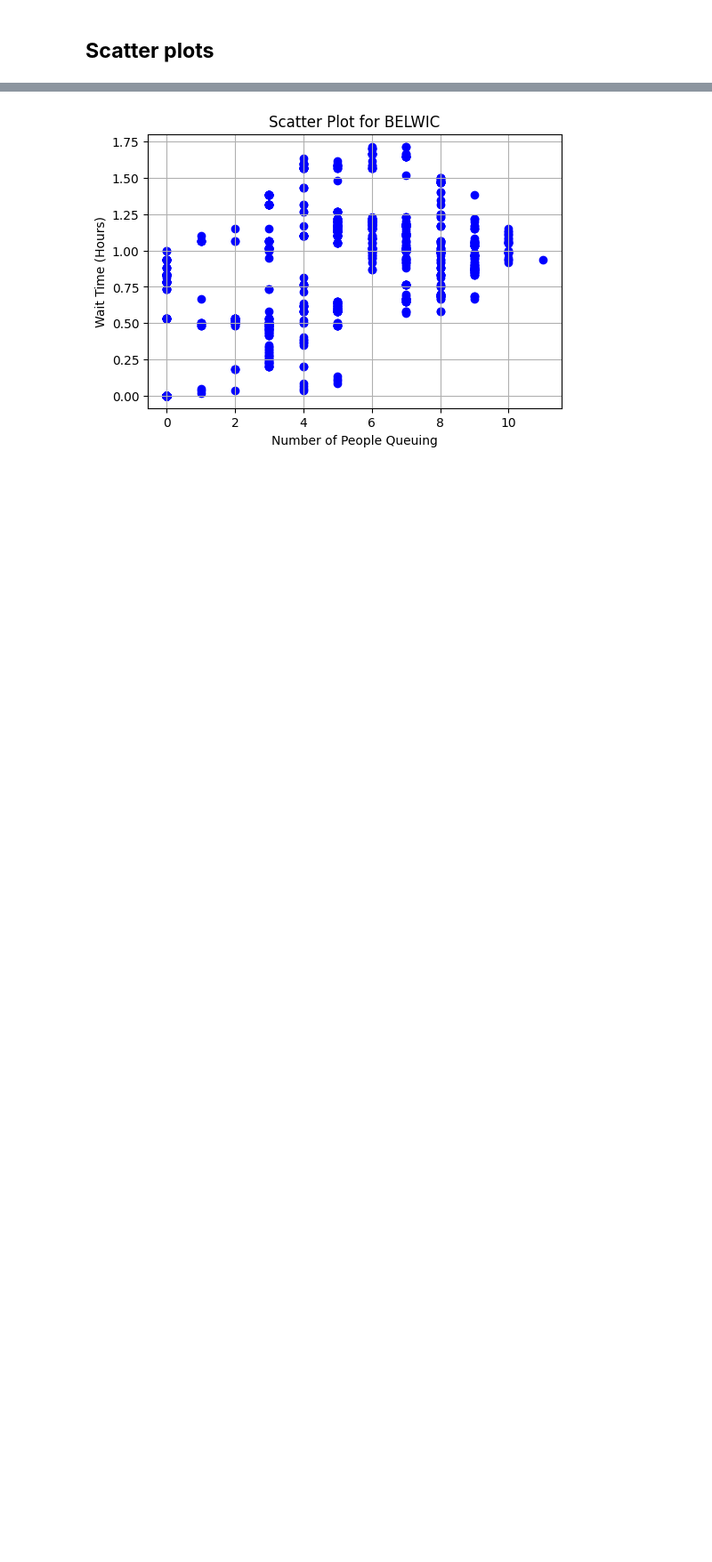
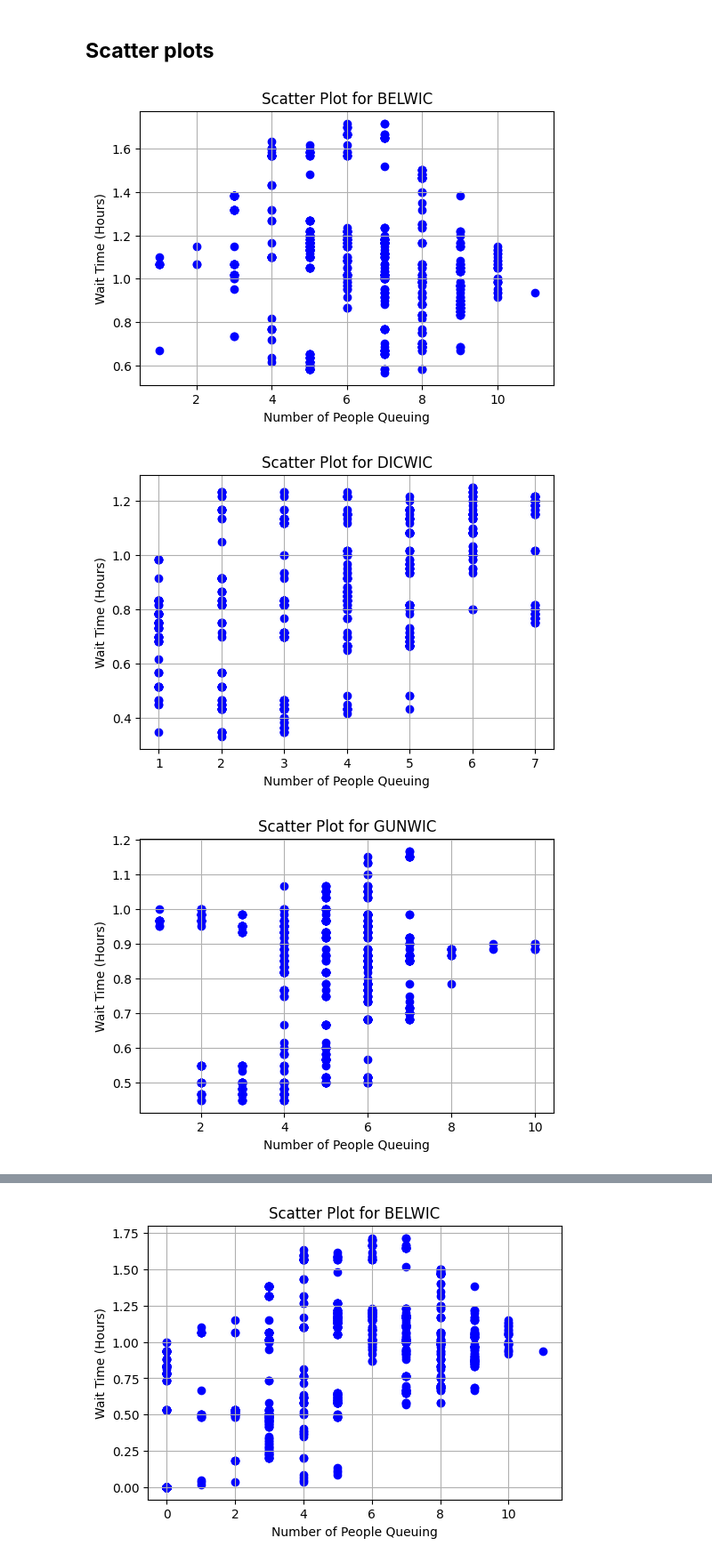
Before and after one commit to DerekWu1/wic_wait_times, a Jupyter notebook: analysis.ipynb, the cells around one changed output, grey strips where cells are left out. Shown at 89% size. Cells and saved outputs as stored; diff of their text form; code cells hidden in the pictures; blank space fills up the shorter version.

```diff
--- a/analysis.ipynb
+++ b/analysis.ipynb
@@ -107,3 +107,33 @@ for name, group in grouped:
 [figure]
 # %% [markdown]
 ## **Scatter plots**
+# %%
+# Converting 'lastUpdated' to datetime
+df['lastUpdated'] = pd.to_datetime(df['lastUpdated'])
+
+# Extract the hour of the day from 'lastUpdated'
+df['hour'] = df['lastUpdated'].dt.hour
+
+# Apply filter for clinic_type == 'WIC' and excluding times between 10 PM and 8 AM
+filtered_df = df[(df['clinic_type'] == 'WIC') & ~((df['hour'] < 9.5)) & ~((df['queue'] == 0))]
+# %%
+# Grouping by 'id'
+grouped = filtered_df.groupby('id')
+
+# Plotting scatter plots for each unique 'id'
+for name, group in grouped:
+    plt.figure(figsize=(6, 4))
+    plt.scatter(group['queue'], group['wait_time'], c='blue', marker='o')
+
+    # Adding labels and title
+    plt.xlabel('Number of People Queuing')
+    plt.ylabel('Wait Time (Hours)')
+    plt.title(f'Scatter Plot for {name}')
+
+    # Display the plot
+    plt.grid(True)
+    plt.show()
+# %% [output]
+[figure, added]
+[figure, added]
+[figure, added]
```
Also changed, not shown: parts of 2 cells of this notebook, 1 other file.
